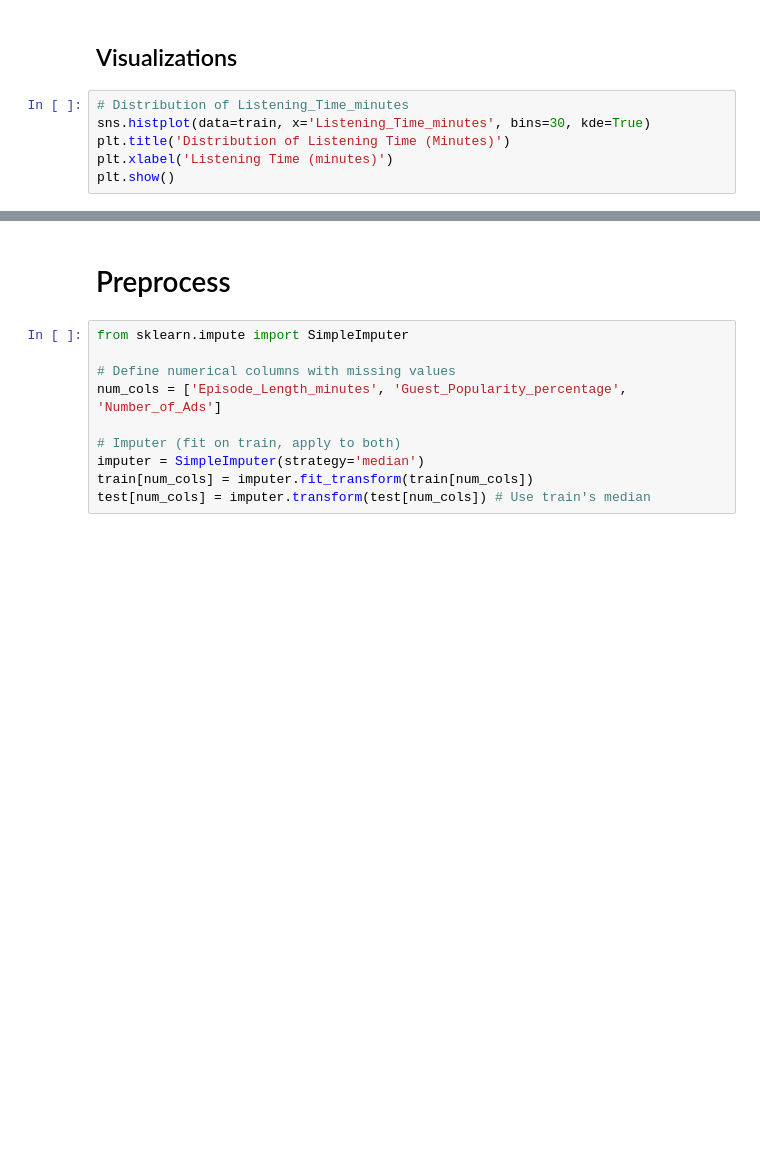
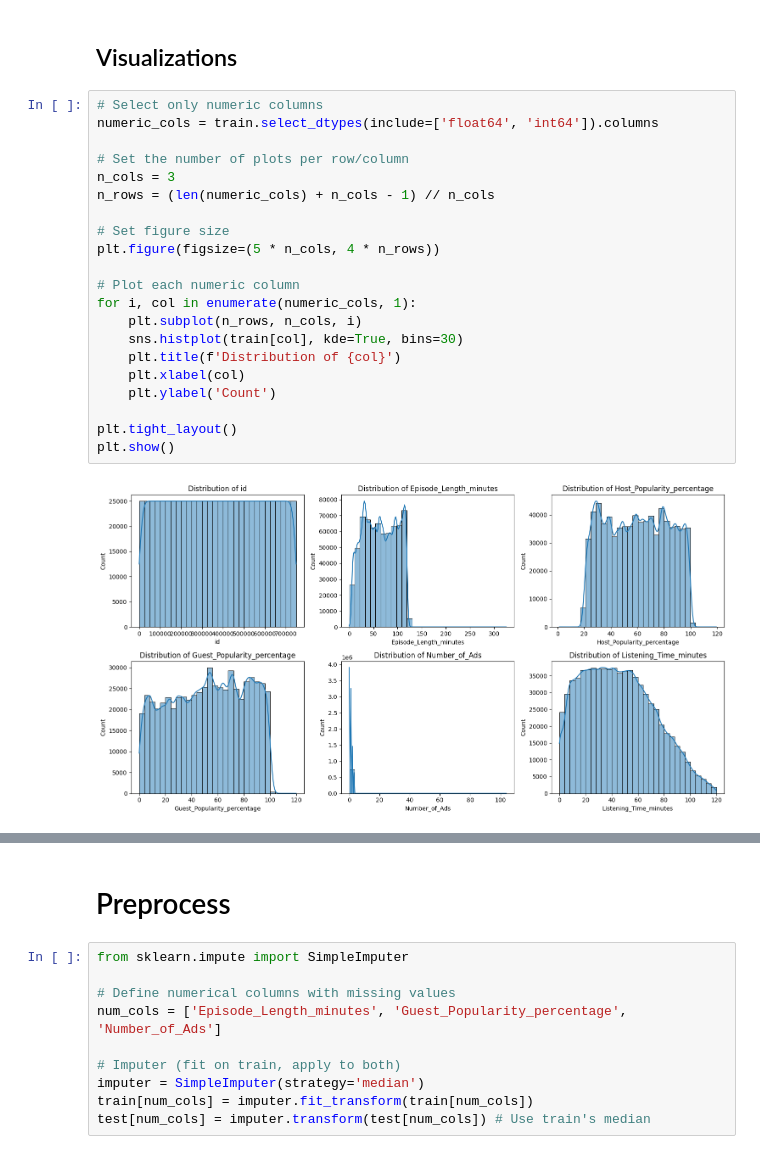
Before and after one commit to vanezp01/datalabs, a Jupyter notebook: Predict-Listening-Podcast.ipynb, the cells around one changed output, grey strips where cells are left out. Drawn from its saved outputs; the diff is of its cells as text; blank space fills up the shorter version.

Commit message:
Kaggle Notebook | Predict Podcast Listening Time | Version 6

```diff
--- a/Predict-Listening-Podcast.ipynb
+++ b/Predict-Listening-Podcast.ipynb
@@ -43,11 +83,28 @@ display(test.head())
 # %% [markdown]
 ## Visualizations
-# %%
-# Distribution of Listening_Time_minutes
-sns.histplot(data=train, x='Listening_Time_minutes', bins=30, kde=True)
-plt.title('Distribution of Listening Time (Minutes)')
-plt.xlabel('Listening Time (minutes)')
-plt.show()
+# %%
+# Select only numeric columns
+numeric_cols = train.select_dtypes(include=['float64', 'int64']).columns
+
+# Set the number of plots per row/column
+n_cols = 3
+n_rows = (len(numeric_cols) + n_cols - 1) // n_cols
+
+# Set figure size
+plt.figure(figsize=(5 * n_cols, 4 * n_rows))
+
+# Plot each numeric column
+for i, col in enumerate(numeric_cols, 1):
+    plt.subplot(n_rows, n_cols, i)
+    sns.histplot(train[col], kde=True, bins=30)
+    plt.title(f'Distribution of {col}')
+    plt.xlabel(col)
+    plt.ylabel('Count')
+
+plt.tight_layout()
+plt.show()
+# %% [output]
+[figure, added]
 # %%
 # Listening_Time_minutes across different Genre categories
 plt.figure(figsize=(12, 6))
```
Also changed, not shown: parts of 11 cells of this notebook.
